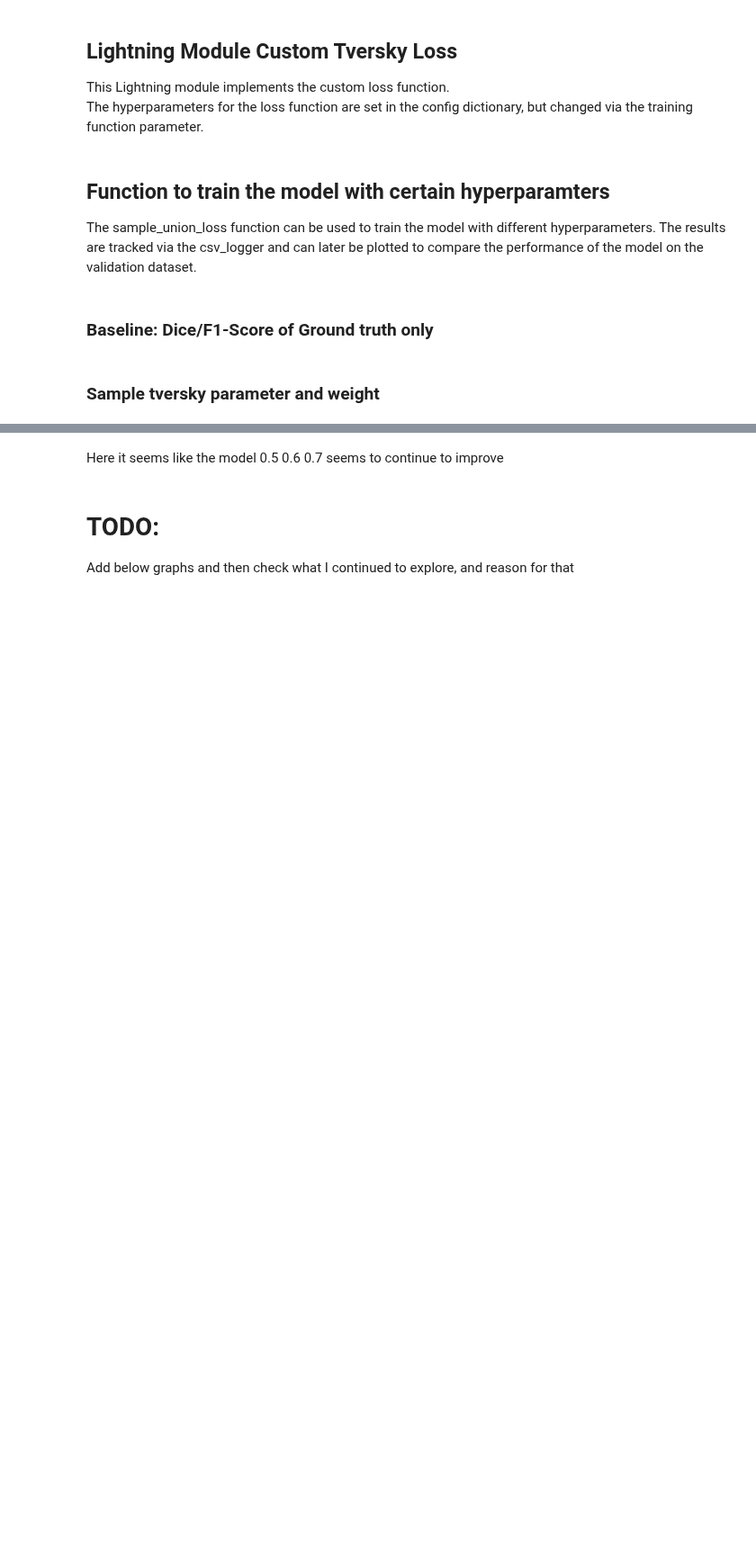
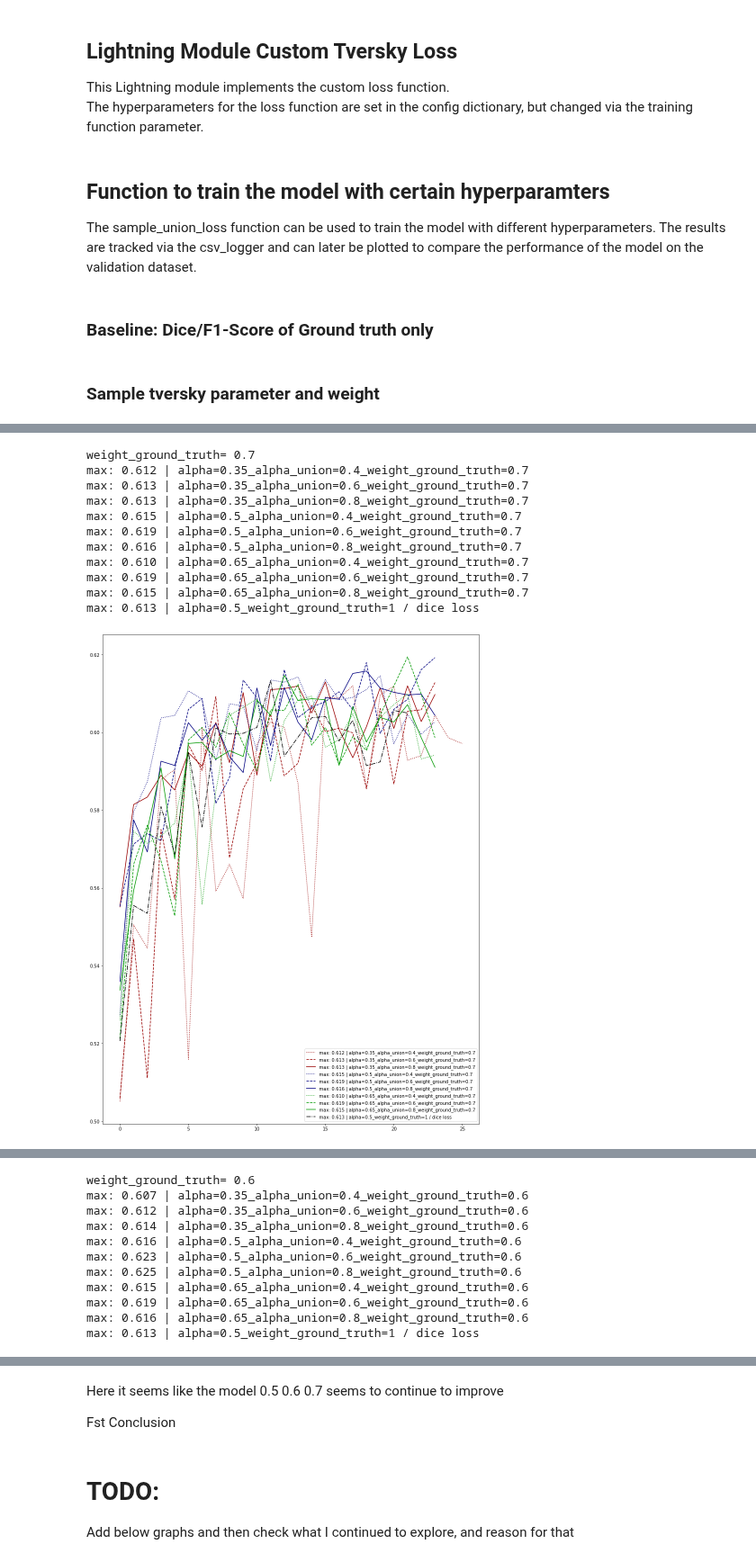
Before and after one commit to AlsanArcade/Contrails, a Jupyter notebook: presentation.ipynb, the cells around one changed output, grey strips where cells are left out. Shown at 90% size. Drawn from its saved outputs; the diff is of its cells as text; code cells hidden in the pictures; blank space fills up the shorter version.

Commit message:
added baseline to graph

```diff
--- a/presentation.ipynb
+++ b/presentation.ipynb
@@ -460,0 +548,23 @@ alpha=0.65_alpha_union=0.8_weight_ground_truth=0.7 max: 0.615
+# %%
+alpha = [0.35,0.5,0.65]
+alpha_union = [0.4,0.6,0.8]
+
+
+weight_ground_truth = 0.7
+visualize_with_baseline(weight_ground_truth, alpha, alpha_union)
+
+weight_ground_truth = 0.6
+visualize_with_baseline(weight_ground_truth, alpha, alpha_union)
+# %% [output]
+weight_ground_truth= 0.7
+max: 0.612 | alpha=0.35_alpha_union=0.4_weight_ground_truth=0.7
+max: 0.613 | alpha=0.35_alpha_union=0.6_weight_ground_truth=0.7
+max: 0.613 | alpha=0.35_alpha_union=0.8_weight_ground_truth=0.7
+max: 0.615 | alpha=0.5_alpha_union=0.4_weight_ground_truth=0.7
+max: 0.619 | alpha=0.5_alpha_union=0.6_weight_ground_truth=0.7
+max: 0.616 | alpha=0.5_alpha_union=0.8_weight_ground_truth=0.7
+max: 0.610 | alpha=0.65_alpha_union=0.4_weight_ground_truth=0.7
+max: 0.619 | alpha=0.65_alpha_union=0.6_weight_ground_truth=0.7
+max: 0.615 | alpha=0.65_alpha_union=0.8_weight_ground_truth=0.7
+max: 0.613 | alpha=0.5_weight_ground_truth=1 / dice loss
+[figure, added]
@@ -460,0 +572,11 @@ alpha=0.65_alpha_union=0.8_weight_ground_truth=0.7 max: 0.615
+weight_ground_truth= 0.6
+max: 0.607 | alpha=0.35_alpha_union=0.4_weight_ground_truth=0.6
+max: 0.612 | alpha=0.35_alpha_union=0.6_weight_ground_truth=0.6
+max: 0.614 | alpha=0.35_alpha_union=0.8_weight_ground_truth=0.6
+max: 0.616 | alpha=0.5_alpha_union=0.4_weight_ground_truth=0.6
+max: 0.623 | alpha=0.5_alpha_union=0.6_weight_ground_truth=0.6
+max: 0.625 | alpha=0.5_alpha_union=0.8_weight_ground_truth=0.6
+max: 0.615 | alpha=0.65_alpha_union=0.4_weight_ground_truth=0.6
+max: 0.619 | alpha=0.65_alpha_union=0.6_weight_ground_truth=0.6
+max: 0.616 | alpha=0.65_alpha_union=0.8_weight_ground_truth=0.6
+max: 0.613 | alpha=0.5_weight_ground_truth=1 / dice loss
@@ -461,5 +585,7 @@ alpha=0.65_alpha_union=0.8_weight_ground_truth=0.7 max: 0.615
 # %% [markdown]
 Here it seems like the model 0.5 0.6 0.7 seems to continue to improve
+
+Fst Conclusion
 # %% [markdown]
 # TODO:
 Add below graphs and then check what I continued to explore, and reason for that
```
Also changed, not shown: parts of 14 cells of this notebook, 4 other files.
